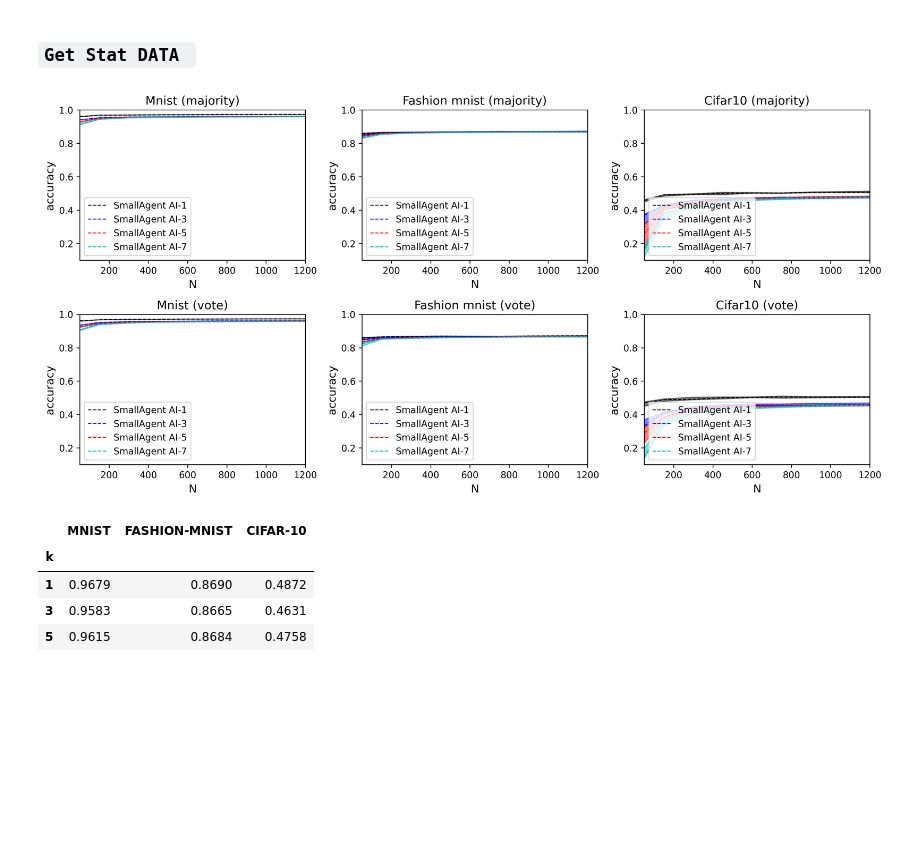
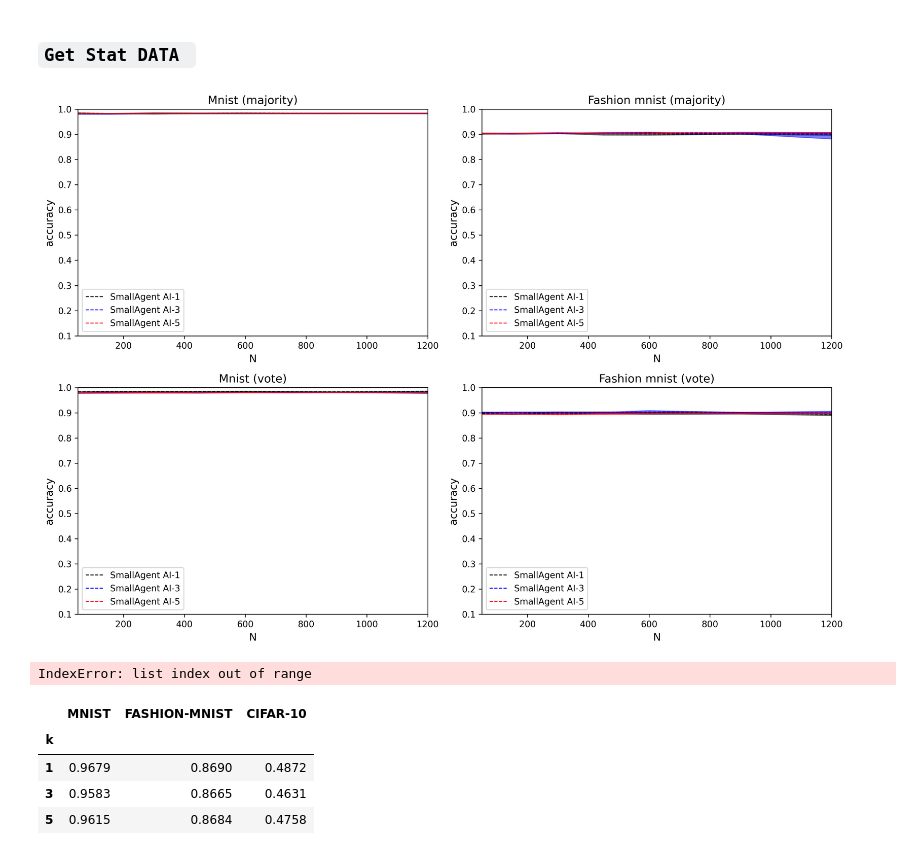
Before and after one commit to DALPHA-sys-24/MultiAgentsAI, a Jupyter notebook: plot.ipynb, the cells around one changed output. Cells and saved outputs as stored; diff of their text form; code cells hidden in the pictures; blank space fills up the shorter version.

```diff
--- a/plot.ipynb
+++ b/plot.ipynb
@@ -36,13 +36,13 @@ if is_alpha_beta_loop:
             df.append(None)
 else:
     try:
-        agents = [1,3,5,7]
+        agents = [1,3,5]
         df = [
             {
-                f"SmallAgent AI-{k}": pd.read_csv(f"resultsb/accuracy_results{inv}_{k}.csv", index_col="N")
+                f"SmallAgent AI-{k}": pd.read_csv(f"resultsc/accuracy_results{inv}_{k}.csv", index_col="N")
                 for k in agents
             }
-            for inv in range(6)
+            for inv in [0,1,3,4]
             ]
     except Exception as e:
         print(f"Error :{e}")
@@ -59,34 +59,34 @@ if is_alpha_beta_loop:
 # %%
 if is_alpha_beta_loop:
     plt.figure(figsize=(10,8))
     sns.heatmap(heatmaps, annot=True, fmt=".3f", cmap="viridis", cbar_kws={'label': 'Accuracy'},
                  xticklabels=np.round(BETA,2), yticklabels=np.round(ALPHA,2))
     plt.title("Heatmap of Accuracy at N=1200 for different Alpha and Beta values")
     plt.xlabel("Beta")
     plt.ylabel("Alpha")
     plt.show()
 else:
     fig,axes=plot_results(df,x_min=50,
                 x_max=1200,
                 y_min=0.1,
                 y_max=1,
                 xlabel='N',
                 ylabel='accuracy',
                 show_fig=True,
                 use_grid=False,
                 markersize=2,
                 percentile=False,
                 save_fig=True,
                 dpi=300,
                 lw=1,
                 alpha=0.5,
                 loc='lower left',
                 figsize=(13,9),
-                grid_shape=(3,3),
+                grid_shape=(2,2),
                 name_fig=f'multi_agents_sgdm_reduce',
-                titles=["Mnist (majority)","Fashion mnist (majority)","Cifar10 (majority)","Mnist (vote)","Fashion mnist (vote)","Cifar10 (vote)"])
+                titles=["Mnist (majority)","Fashion mnist (majority)","Mnist (vote)","Fashion mnist (vote)"])
 # %% [output]
-[figure, old version]
+[figure, new version]
 # %%
 if is_alpha_beta_loop is False:
     DATA=['MNIST','FASHION-MNIST','CIFAR-10']*2
@@ -103,6 +103,8 @@ if is_alpha_beta_loop is False:
     df_gap=pd.DataFrame(temp)
     df_gap['k']=[1,3,5]
     df_gap=df_gap.set_index('k')
+# %% [output]
+IndexError: list index out of range
 # %%
 df_gap
 # %% [output]
```
Also changed, not shown: 33 other files.
